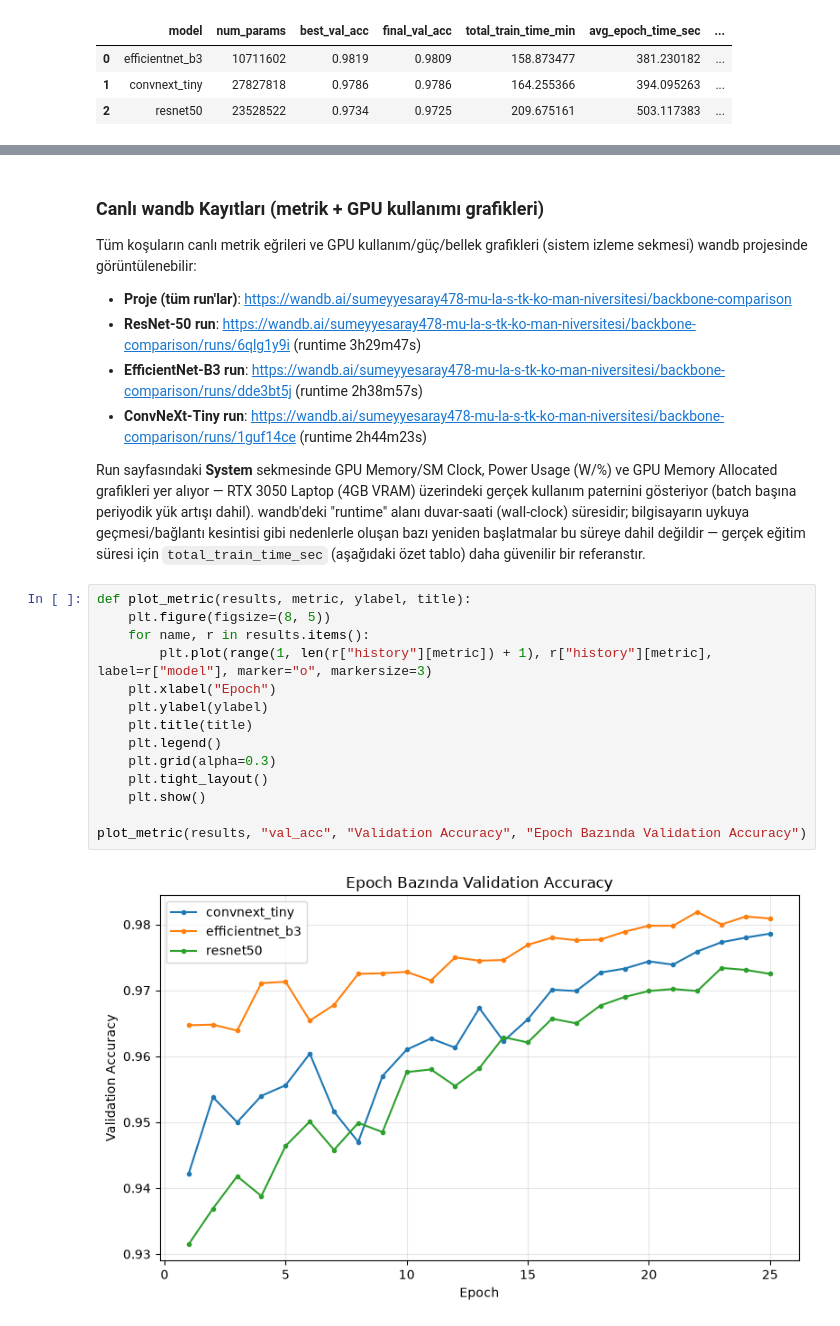
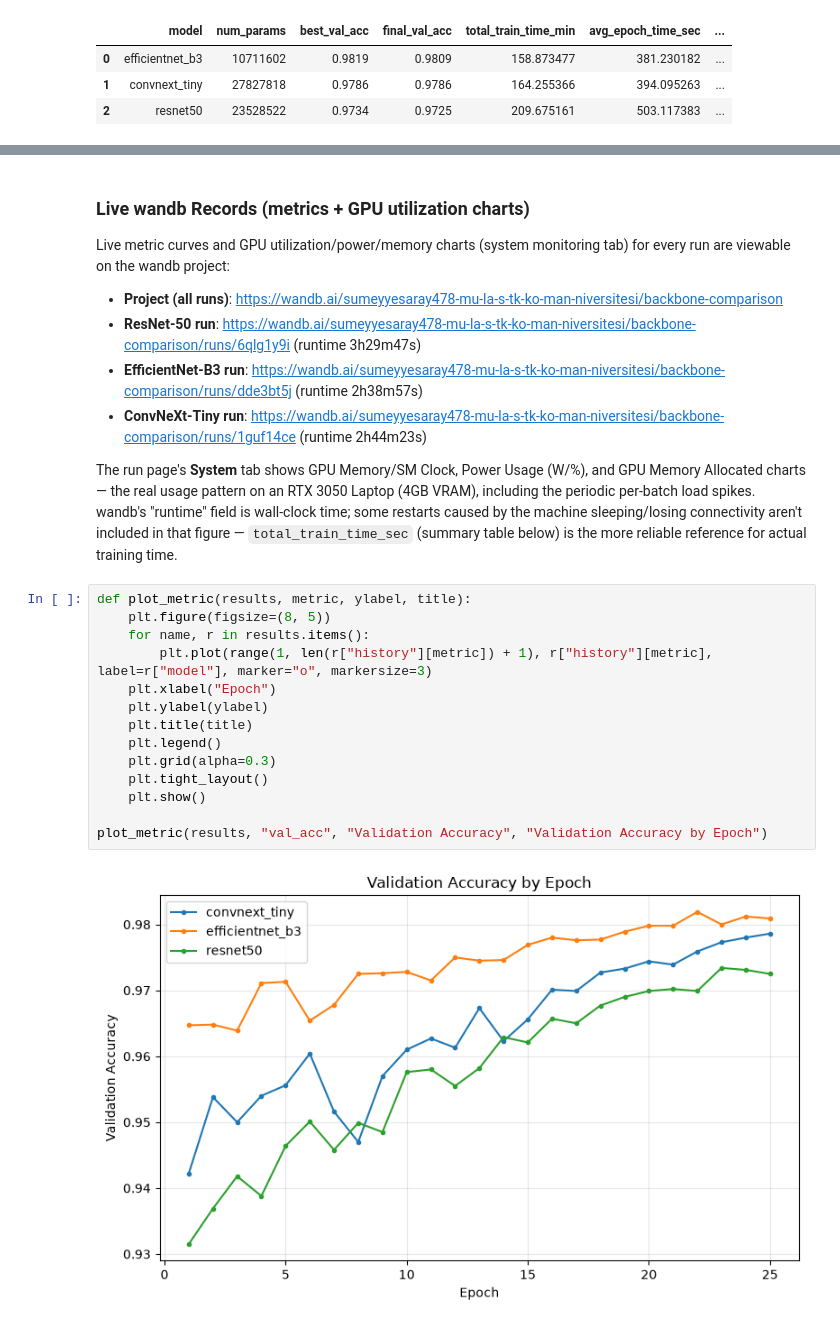
Before and after one commit to sumeyyesaray/transferlearning, a Jupyter notebook: notebooks/results_analysis.ipynb, the cells around one changed output, grey strips where cells are left out. Cells and saved outputs as stored; diff of their text form.

```diff
--- a/notebooks/results_analysis.ipynb
+++ b/notebooks/results_analysis.ipynb
@@ -88,28 +136,28 @@ ConvNeXt-Tiny, üç modelin en büyüğü (27.8M parametre) ama en iyi doğrulu
 # %% [markdown]
-### Canlı wandb Kayıtları (metrik + GPU kullanımı grafikleri)
+### Live wandb Records (metrics + GPU utilization charts)
 
-Tüm koşuların canlı metrik eğrileri ve GPU kullanım/güç/bellek grafikleri (sistem izleme sekmesi) wandb projesinde görüntülenebilir:
+Live metric curves and GPU utilization/power/memory charts (system monitoring tab) for every run are viewable on the wandb project:
 
-- **Proje (tüm run'lar)**: https://wandb.ai/sumeyyesaray478-mu-la-s-tk-ko-man-niversitesi/backbone-comparison
+- **Project (all runs)**: https://wandb.ai/sumeyyesaray478-mu-la-s-tk-ko-man-niversitesi/backbone-comparison
 - **ResNet-50 run**: https://wandb.ai/sumeyyesaray478-mu-la-s-tk-ko-man-niversitesi/backbone-comparison/runs/6qlg1y9i (runtime 3h29m47s)
 - **EfficientNet-B3 run**: https://wandb.ai/sumeyyesaray478-mu-la-s-tk-ko-man-niversitesi/backbone-comparison/runs/dde3bt5j (runtime 2h38m57s)
 - **ConvNeXt-Tiny run**: https://wandb.ai/sumeyyesaray478-mu-la-s-tk-ko-man-niversitesi/backbone-comparison/runs/1guf14ce (runtime 2h44m23s)
 
-Run sayfasındaki **System** sekmesinde GPU Memory/SM Clock, Power Usage (W/%) ve GPU Memory Allocated grafikleri yer alıyor — RTX 3050 Laptop (4GB VRAM) üzerindeki gerçek kullanım paternini gösteriyor (batch başına periyodik yük artışı dahil). wandb'deki "runtime" alanı duvar-saati (wall-clock) süresidir; bilgisayarın uykuya geçmesi/bağlantı kesintisi gibi nedenlerle oluşan bazı yeniden başlatmalar bu süreye dahil değildir — gerçek eğitim süresi için `total_train_time_sec` (aşağıdaki özet tablo) daha güvenilir bir referanstır.
+The run page's **System** tab shows GPU Memory/SM Clock, Power Usage (W/%), and GPU Memory Allocated charts — the real usage pattern on an RTX 3050 Laptop (4GB VRAM), including the periodic per-batch load spikes. wandb's "runtime" field is wall-clock time; some restarts caused by the machine sleeping/losing connectivity aren't included in that figure — `total_train_time_sec` (summary table below) is the more reliable reference for actual training time.
 # %%
 def plot_metric(results, metric, ylabel, title):
     plt.figure(figsize=(8, 5))
     for name, r in results.items():
         plt.plot(range(1, len(r["history"][metric]) + 1), r["history"][metric], label=r["model"], marker="o", markersize=3)
     plt.xlabel("Epoch")
     plt.ylabel(ylabel)
     plt.title(title)
     plt.legend()
     plt.grid(alpha=0.3)
     plt.tight_layout()
     plt.show()
 
-plot_metric(results, "val_acc", "Validation Accuracy", "Epoch Bazında Validation Accuracy")
+plot_metric(results, "val_acc", "Validation Accuracy", "Validation Accuracy by Epoch")
 # %% [output]
-[figure, old version]
+[figure, new version]
 # %%
```
Also changed, not shown: parts of 13 cells of this notebook, 1 other file.
